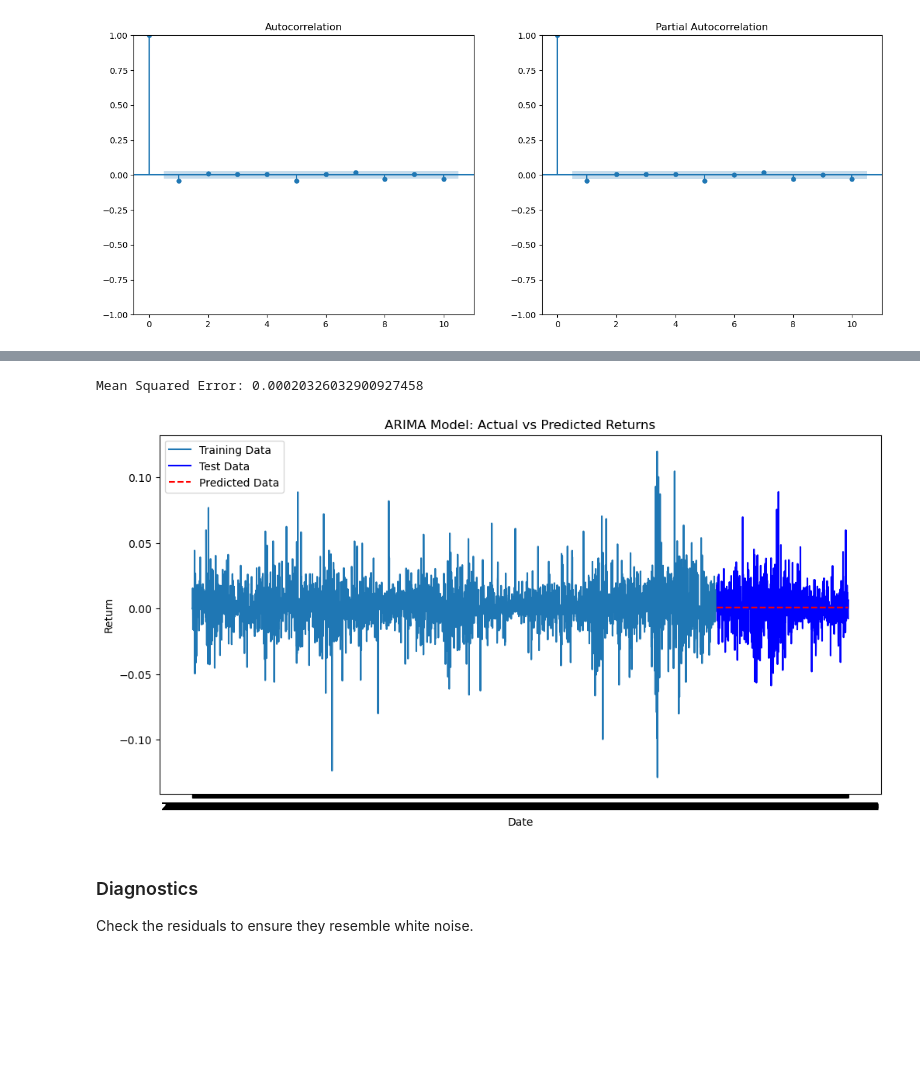
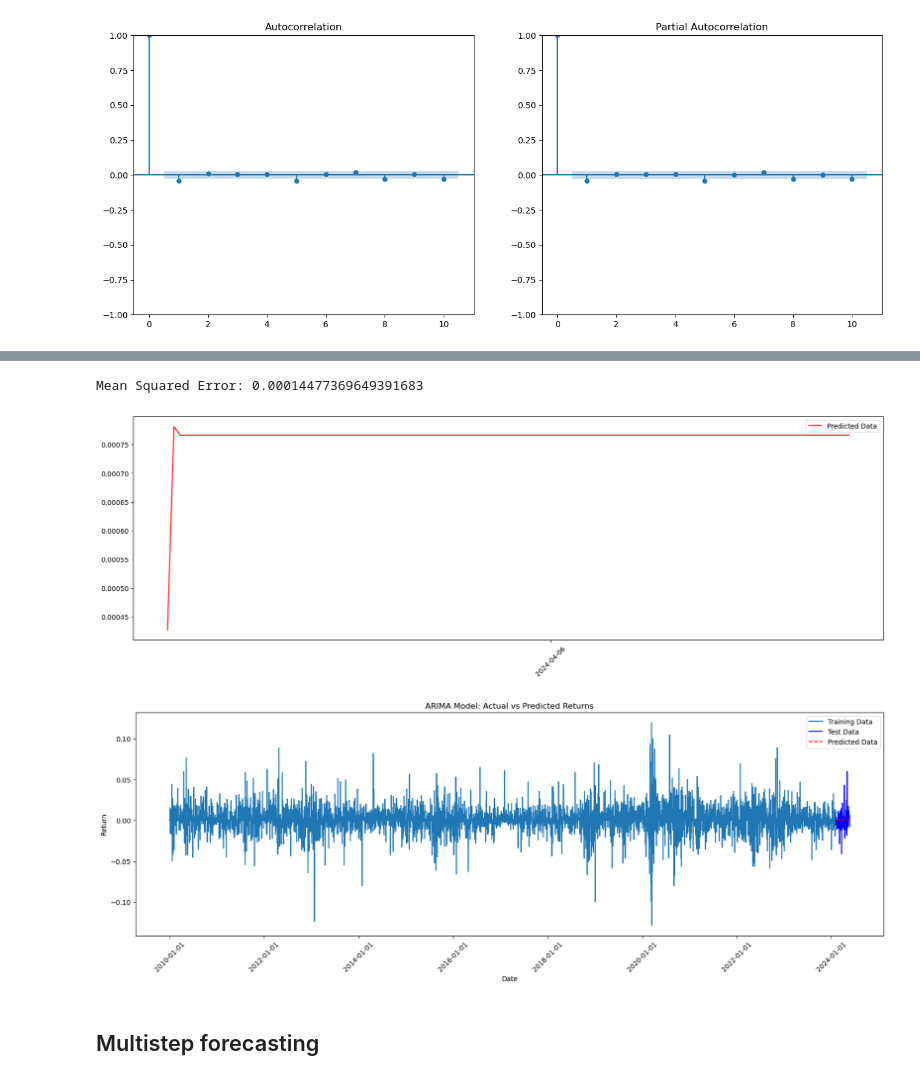
Before and after one commit to Leoyuyuyu/stock_prediction, a Jupyter notebook: notebooks/10-advanced_modelling_regression_Arima.ipynb, the cells around one changed output, grey strips where cells are left out. Saved outputs shown, nothing was run; the diff lists cells and outputs as text; code cells hidden in the pictures; blank space fills up the shorter version.

Commit message:
13th commit: Arima updated: used 2nd differencing to predict the data

```diff
--- a/notebooks/10-advanced_modelling_regression_Arima.ipynb
+++ b/notebooks/10-advanced_modelling_regression_Arima.ipynb
@@ -67,14 +68,11 @@ plt.show()
 # %% [output]
 [figure]
 # %%
-train_set = apple.iloc[:int(0.8*len(apple['Return'])),:]
-test_set = apple.iloc[int(0.8*len(apple['Return'])):, :]
+train_set = apple.iloc[:int(0.98*len(apple['Return'])),:]
+test_set = apple.iloc[int(0.98*len(apple['Return'])):, :]
 
-from statsmodels.tsa.arima.model import ARIMA
-# Define the model
-model = ARIMA(train_set['Return'], order=(1, 0, 1))
-# Fit the model
-model_fit = model.fit()
-# Print the model summary
-print(model_fit.summary())
+train = train_set['Return']
+test = test_set['Return']
+
+test.shape
 # %% [output]
@@ -104,0 +80,6 @@ Warnings:
+# %%
+from statsmodels.tsa.arima.model import ARIMA
+
+model1 = ARIMA(train, order=(1, 0, 0))
+model1_fit = model1.fit()
+print(model1_fit.summary())
@@ -105,26 +111,37 @@ Warnings:
 # %%
-# Make predictions
-import numpy as np
-predictions = model_fit.forecast(steps=len(test_set))
-
+# Make predictions and evaluate this stats model
+predictions = model1_fit.forecast(steps=len(test))
 # Calculate the errors
-mse = mean_squared_error(test_set['Return'], predictions)
+mse = mean_squared_error(test, predictions)
 print(f'Mean Squared Error: {mse}')
 # %% [output]
-Mean Squared Error: 0.00020326032900927458
+Mean Squared Error: 0.00014477369649391683
+# %%
+import matplotlib.dates as mdates
+plt.figure(figsize=(20, 6))
+plt.plot(test.index, predictions, label='Predicted Data', color='red')
+plt.legend()
+plt.gca().xaxis.set_major_locator(mdates.MonthLocator(interval=3))
+plt.xticks(rotation=45)
+plt.show()
+# %% [output]
+[figure, added]
 # %%
-plt.figure(figsize=(12, 6))
-plt.plot(train_set.index, train_set['Return'], label='Training Data')
-plt.plot(test_set.index, test_set['Return'], label='Test Data', color='blue')
-plt.plot(test_set.index, predictions, label='Predicted Data', color='red', linestyle='--')
+# Plot data
+plt.figure(figsize=(20, 6))
+plt.plot(train.index, train, label='Training Data')
+plt.plot(test.index, test, label='Test Data', color='blue')
+plt.plot(test.index, predictions, label='Predicted Data', color='red', linestyle='--')
 plt.xlabel('Date')
 plt.ylabel('Return')
 plt.title('ARIMA Model: Actual vs Predicted Returns')
 plt.legend()
+
+# Format the x-axis labels
+plt.gca().xaxis.set_major_locator(mdates.AutoDateLocator(maxticks=10))
+plt.xticks(rotation=45)
 plt.show()
 # %% [output]
-[figure, old version]
+[figure, new version]
-# %% [markdown]
-### Diagnostics
-
-Check the residuals to ensure they resemble white noise.
+# %% [markdown]
+## Multistep forecasting
```
Also changed, not shown: parts of 26 cells of this notebook, 1 other file.
